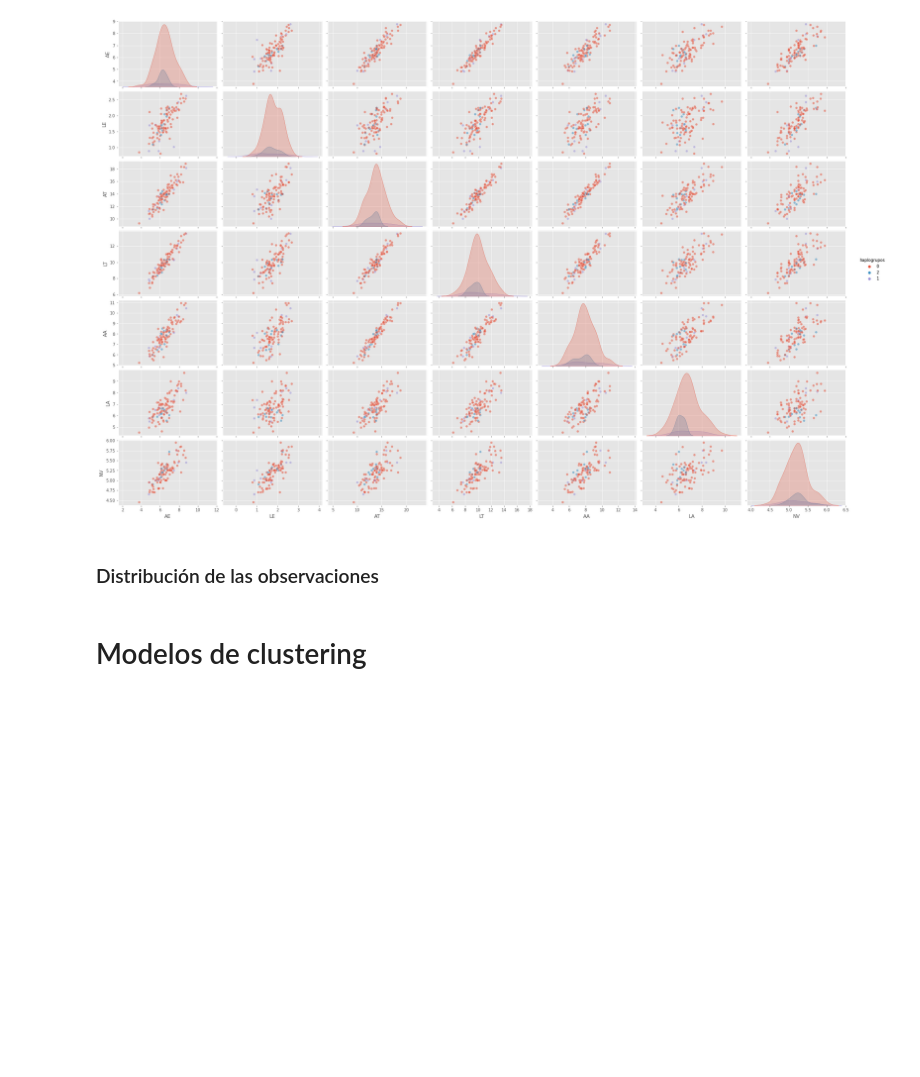
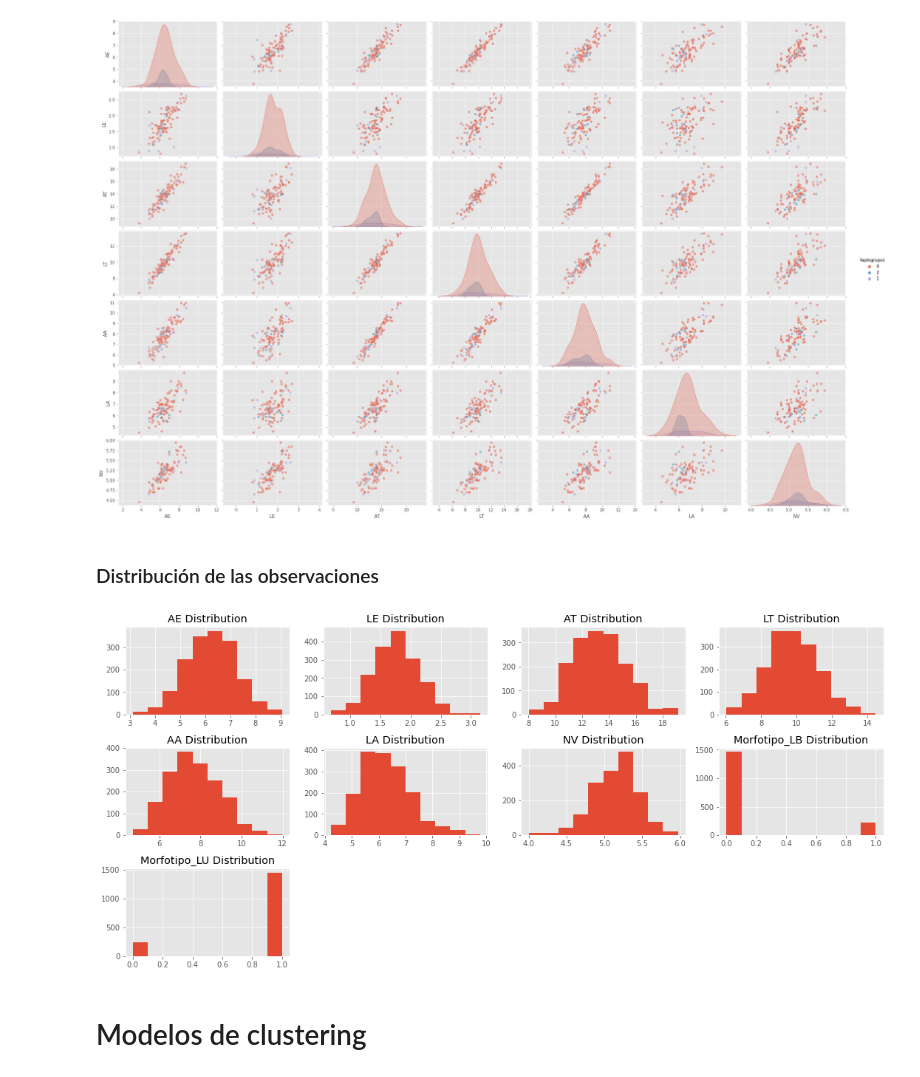
Before and after one commit to szl30n/ProyectosDHDS, a Jupyter notebook: TP4/notebooks/Borrador Mae 01SEP.ipynb, the cells around one changed output. Saved outputs shown, nothing was run; the diff lists cells and outputs as text; code cells hidden in the pictures; blank space fills up the shorter version.

```diff
--- a/TP4/notebooks/Borrador Mae 01SEP.ipynb
+++ b/TP4/notebooks/Borrador Mae 01SEP.ipynb
@@ -220,7 +231,9 @@ def draw_histograms(df, variables, n_rows, n_cols):
     fig.tight_layout()
     plt.show()
 # %%
-draw_histograms(data, data[['AE','LE','AT','LT','AA','LA','NV','Ratio_LE_AE','Ratio_LT_AT','Ratio_LA_AA','Ratio_LE_LT','Ratio_AE_AT','Ratio_LA_LT','Ratio_AA_AT','Ratio_LE_LA','Ratio_AE_AA']], 4, 4)
+draw_histograms(data, data[Medidas], 4, 4)
+# %% [output]
+[figure, added]
 # %% [markdown]
 # Modelos de clustering
 # %% [markdown]
```
Also changed, not shown: parts of 8 cells of this notebook.
